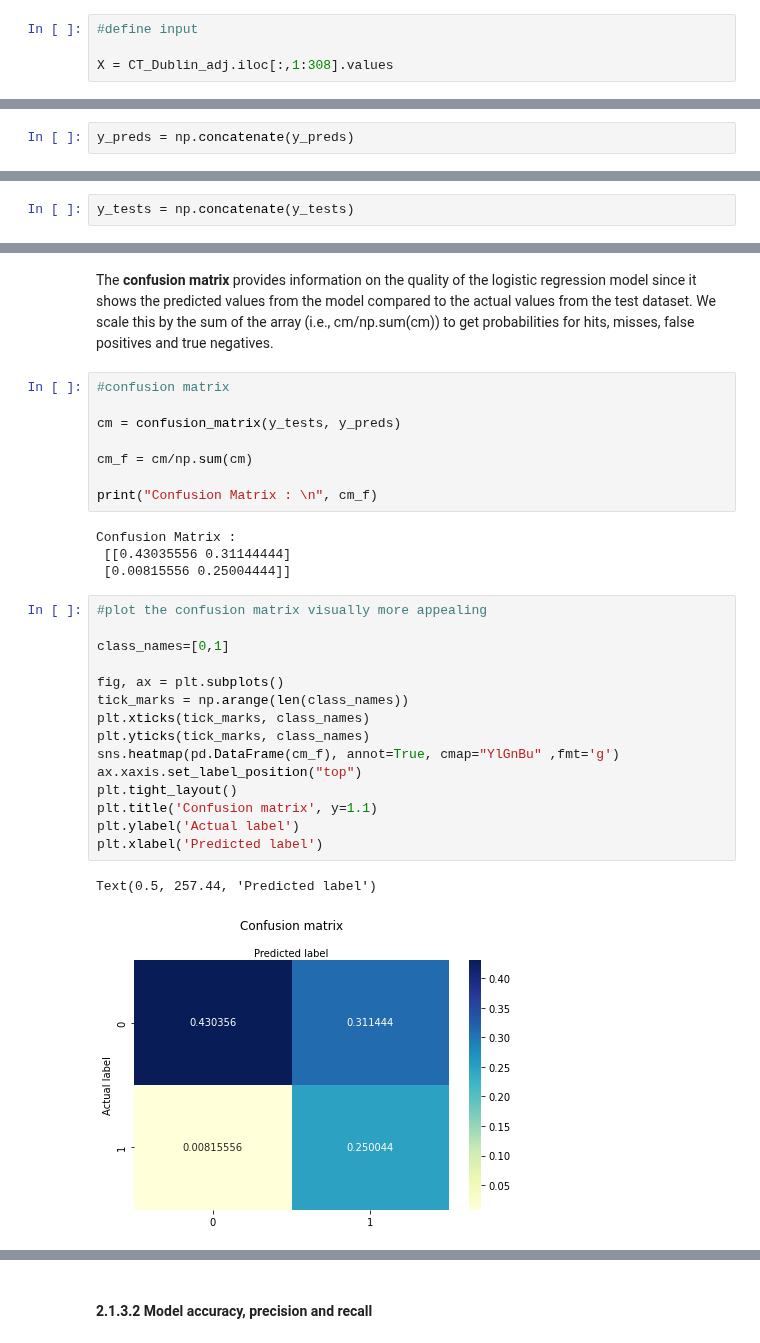
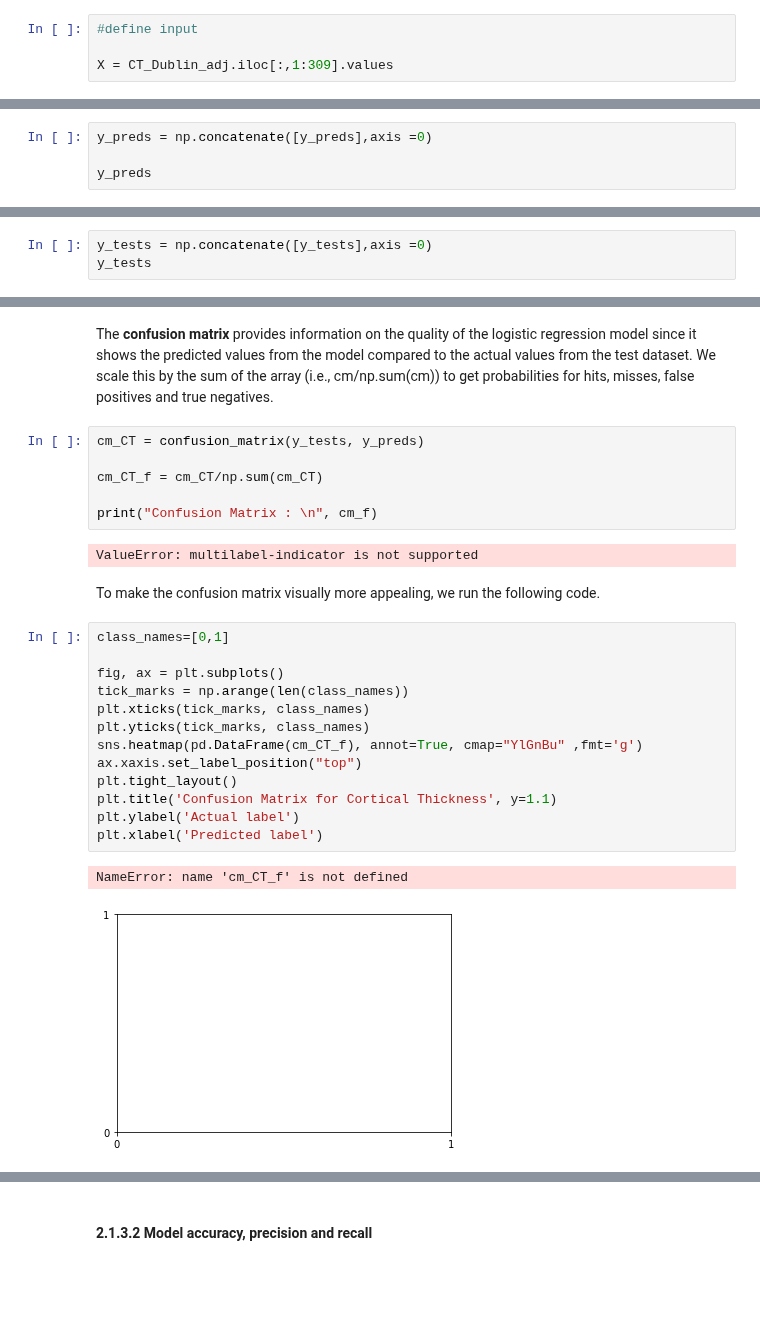
Before and after one commit to mello-y/MSc5_research_project, a Jupyter notebook: content/code/Data_analysis.ipynb, the cells around one changed output, grey strips where cells are left out. Drawn from its saved outputs; the diff is of its cells as text; blank space fills up the shorter version.

```diff
--- a/content/code/Data_analysis.ipynb
+++ b/content/code/Data_analysis.ipynb
@@ -135,7 +120,7 @@ In the next steps, the **logistic regression** model is built. Firstly, the inpu
 # %%
 #define input
 
-X = CT_Dublin_adj.iloc[:,1:308].values
+X = CT_Dublin_adj.iloc[:,1:309].values
 # %%
 X
 # %% [output]
@@ -259,4 +234,6 @@ y_tests
 # %% [markdown]
 In the following, we can concatenate the the y_pred and y_test results from each iteration and use this to compute the confusion matrix.
 # %%
-y_preds = np.concatenate(y_preds)
+y_preds = np.concatenate([y_preds],axis =0)
+
+y_preds
@@ -267,2 +242,3 @@ print(y_preds)
 # %%
-y_tests = np.concatenate(y_tests)
+y_tests = np.concatenate([y_tests],axis =0)
+y_tests
@@ -279,33 +263,29 @@ In the next section, we will have a look at how the logistic regression model pe
 # %% [markdown]
 The **confusion matrix** provides information on the quality of the logistic regression model since it shows the predicted values from the model compared to the actual values from the test dataset. We scale this by the sum of the array (i.e., cm/np.sum(cm)) to get probabilities for hits, misses, false positives and true negatives.
 # %%
-#confusion matrix
+cm_CT = confusion_matrix(y_tests, y_preds)
 
-cm = confusion_matrix(y_tests, y_preds)
-
-cm_f = cm/np.sum(cm)
+cm_CT_f = cm_CT/np.sum(cm_CT)
 
 print("Confusion Matrix : \n", cm_f)
 # %% [output]
-Confusion Matrix :
- [[0.43035556 0.31144444]
- [0.00815556 0.25004444]]
+ValueError: multilabel-indicator is not supported
+# %% [markdown]
+To make the confusion matrix visually more appealing, we run the following code.
 # %%
-#plot the confusion matrix visually more appealing
-
 class_names=[0,1]
 
 fig, ax = plt.subplots()
 tick_marks = np.arange(len(class_names))
 plt.xticks(tick_marks, class_names)
 plt.yticks(tick_marks, class_names)
-sns.heatmap(pd.DataFrame(cm_f), annot=True, cmap="YlGnBu" ,fmt='g')
+sns.heatmap(pd.DataFrame(cm_CT_f), annot=True, cmap="YlGnBu" ,fmt='g')
 ax.xaxis.set_label_position("top")
 plt.tight_layout()
-plt.title('Confusion matrix', y=1.1)
+plt.title('Confusion Matrix for Cortical Thickness', y=1.1)
 plt.ylabel('Actual label')
 plt.xlabel('Predicted label')
 # %% [output]
-Text(0.5, 257.44, 'Predicted label')
+NameError: name 'cm_CT_f' is not defined
-[figure, old version]
+[figure, new version]
 # %% [markdown]
```
Also changed, not shown: parts of 46 cells of this notebook.
